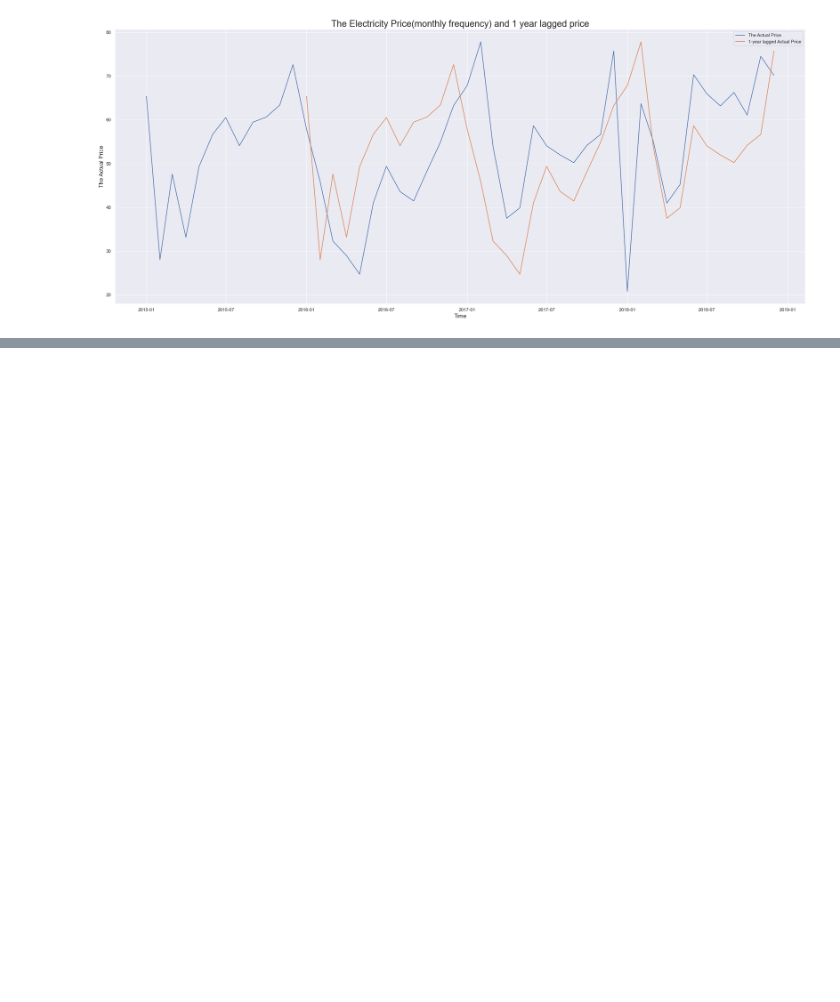
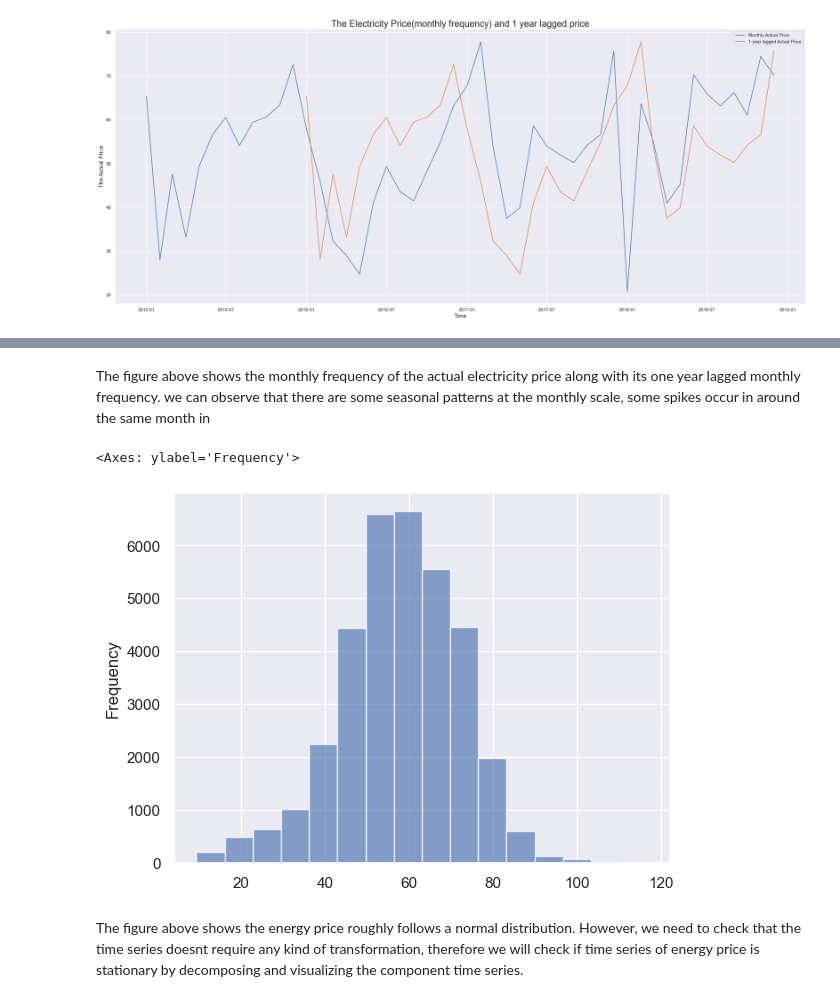
Before and after one commit to ruyo003/eletricity_prediction, a Jupyter notebook: energy.ipynb, the cells around one changed output, grey strips where cells are left out. Cells and saved outputs as stored; diff of their text form; code cells hidden in the pictures; blank space fills up the shorter version.

```diff
--- a/energy.ipynb
+++ b/energy.ipynb
@@ -762,0 +752,11 @@ DatetimeIndex(['2014-12-31 23:00:00+00:00', '2014-12-31 23:00:00+00:00',
+# %% [markdown]
+The figure above shows the monthly frequency of the actual electricity price along with its one year lagged monthly frequency. we can observe that there are some seasonal patterns at the monthly scale, some spikes occur in around the same month in
+# %%
+# plotting a histogram of the actual electricity price
+ax = energy_df['price actual']
+ax.plot.hist(bins = 16, alpha = 0.65)
+# %% [output]
+<Axes: ylabel='Frequency'>
+[figure, added]
+# %% [markdown]
+The figure above shows the energy price roughly follows a normal distribution. However, we need to check that the time series doesnt require any kind of transformation, therefore we will check if time series of energy price is stationary by decomposing and visualizing the component time series.
```
Also changed, not shown: parts of 6 cells of this notebook.
